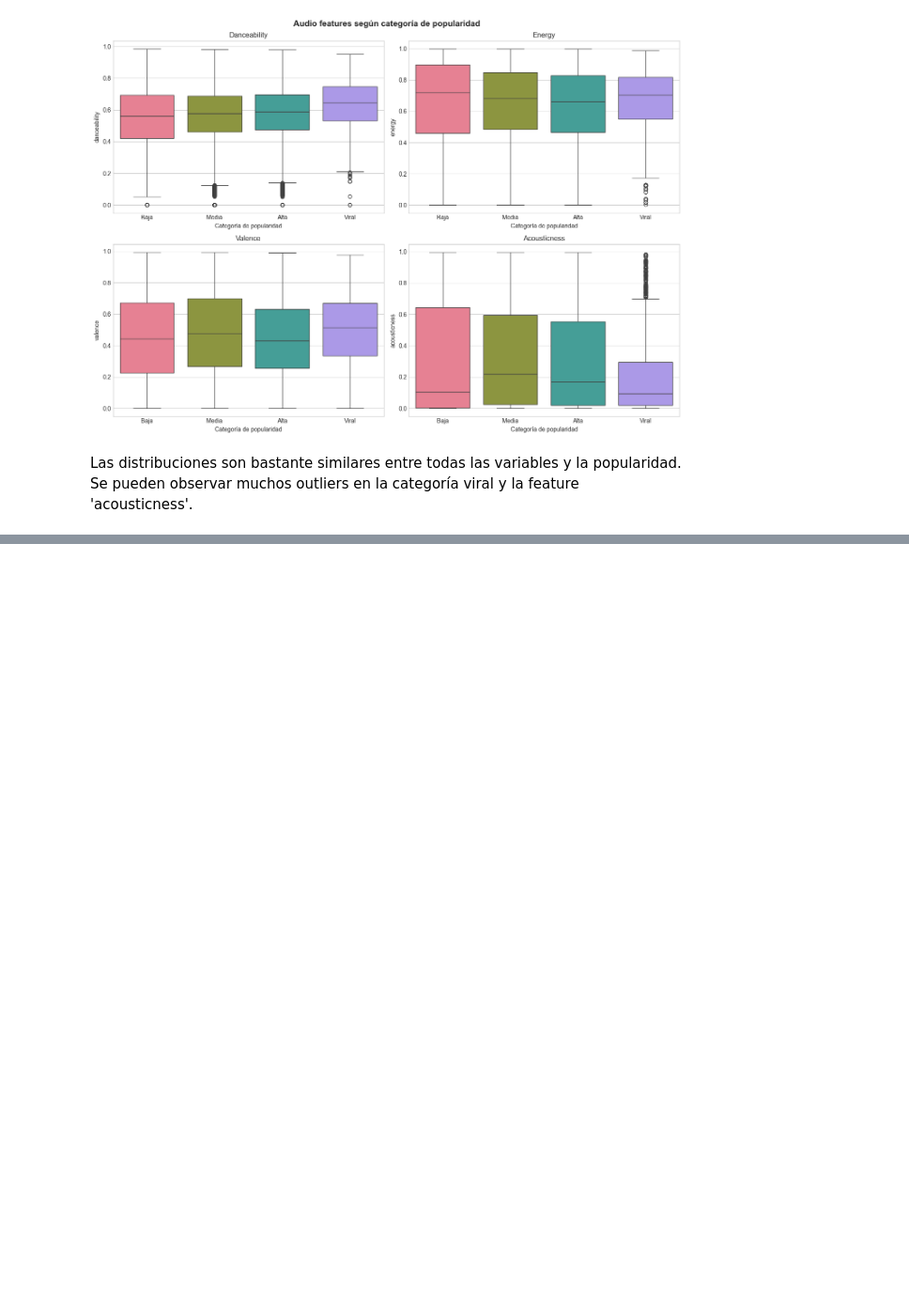
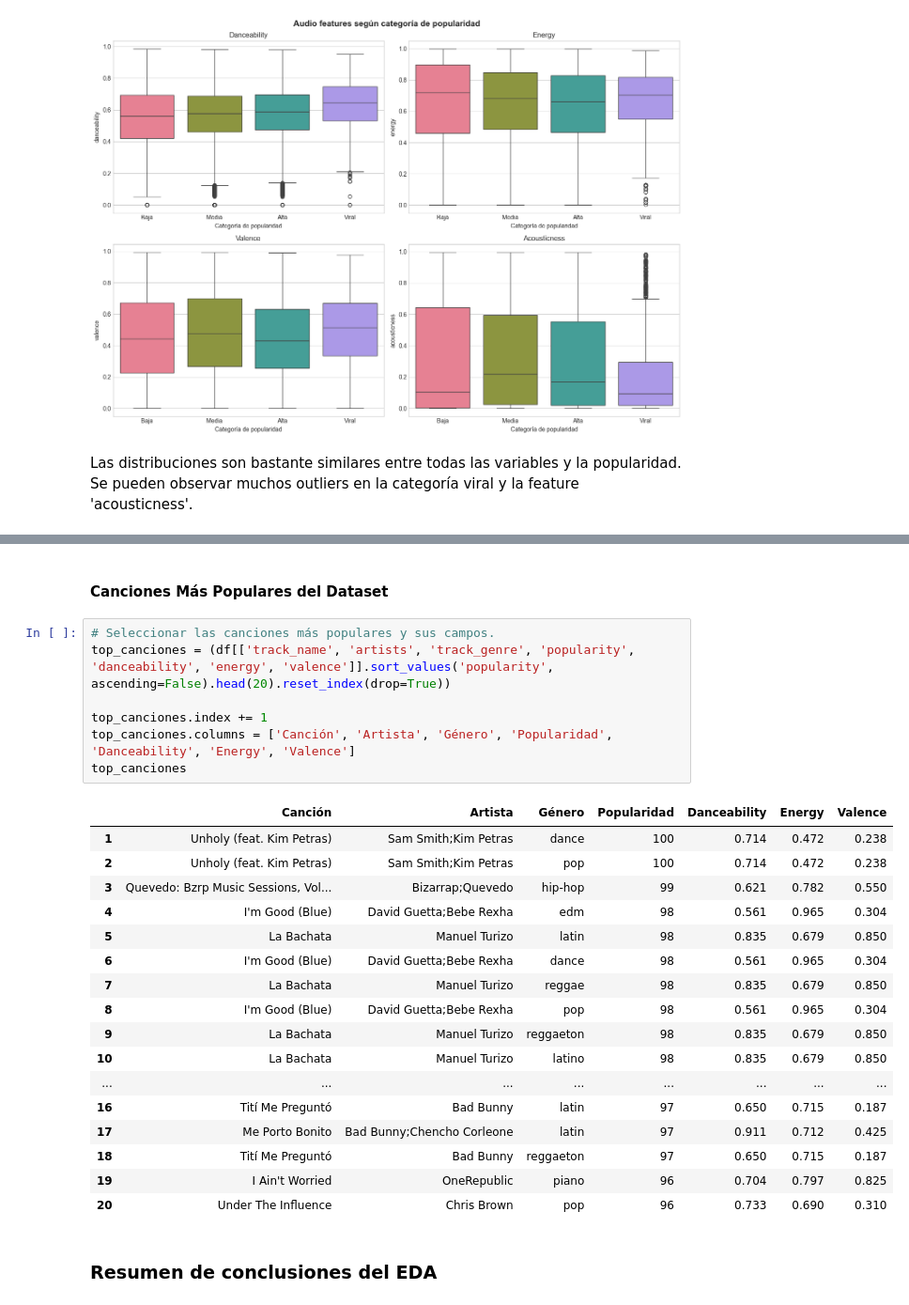
Before and after one commit to alegonzjur/SpotifyRecommender, a Jupyter notebook: notebooks/01_eda_audio_features.ipynb, the cells around one changed output, grey strips where cells are left out. Shown at 94% size. Cells and saved outputs as stored; diff of their text form; blank space fills up the shorter version.

```diff
--- a/notebooks/01_eda_audio_features.ipynb
+++ b/notebooks/01_eda_audio_features.ipynb
@@ -475,0 +502,29 @@ Las distribuciones son bastante similares entre todas las variables y la popular
+# %% [markdown]
+#### Canciones Más Populares del Dataset
+# %%
+# Seleccionar las canciones más populares y sus campos.
+top_canciones = (df[['track_name', 'artists', 'track_genre', 'popularity', 'danceability', 'energy', 'valence']].sort_values('popularity', ascending=False).head(20).reset_index(drop=True))
+
+top_canciones.index += 1
+top_canciones.columns = ['Canción', 'Artista', 'Género', 'Popularidad', 'Danceability', 'Energy', 'Valence']
+top_canciones
+# %% [output]
+|  | Canción | Artista | Género | Popularidad | Danceability | Energy | Valence |
+| 1 | Unholy (feat. Kim Petras) | Sam Smith;Kim Petras | dance | 100 | 0.714 | 0.472 | 0.238 |
+| 2 | Unholy (feat. Kim Petras) | Sam Smith;Kim Petras | pop | 100 | 0.714 | 0.472 | 0.238 |
+| 3 | Quevedo: Bzrp Music Sessions, Vol... | Bizarrap;Quevedo | hip-hop | 99 | 0.621 | 0.782 | 0.550 |
+| 4 | I'm Good (Blue) | David Guetta;Bebe Rexha | edm | 98 | 0.561 | 0.965 | 0.304 |
+| 5 | La Bachata | Manuel Turizo | latin | 98 | 0.835 | 0.679 | 0.850 |
+| 6 | I'm Good (Blue) | David Guetta;Bebe Rexha | dance | 98 | 0.561 | 0.965 | 0.304 |
+| 7 | La Bachata | Manuel Turizo | reggae | 98 | 0.835 | 0.679 | 0.850 |
+| 8 | I'm Good (Blue) | David Guetta;Bebe Rexha | pop | 98 | 0.561 | 0.965 | 0.304 |
+| 9 | La Bachata | Manuel Turizo | reggaeton | 98 | 0.835 | 0.679 | 0.850 |
+| 10 | La Bachata | Manuel Turizo | latino | 98 | 0.835 | 0.679 | 0.850 |
+| ... | ... | ... | ... | ... | ... | ... | ... |
+| 16 | Tití Me Preguntó | Bad Bunny | latin | 97 | 0.650 | 0.715 | 0.187 |
+| 17 | Me Porto Bonito | Bad Bunny;Chencho Corleone | latin | 97 | 0.911 | 0.712 | 0.425 |
+| 18 | Tití Me Preguntó | Bad Bunny | reggaeton | 97 | 0.650 | 0.715 | 0.187 |
+| 19 | I Ain't Worried | OneRepublic | piano | 96 | 0.704 | 0.797 | 0.825 |
+| 20 | Under The Influence | Chris Brown | pop | 96 | 0.733 | 0.690 | 0.310 |
+# %% [markdown]
+### Resumen de conclusiones del EDA
```
Also changed, not shown: parts of 3 cells of this notebook, 2 other files.
